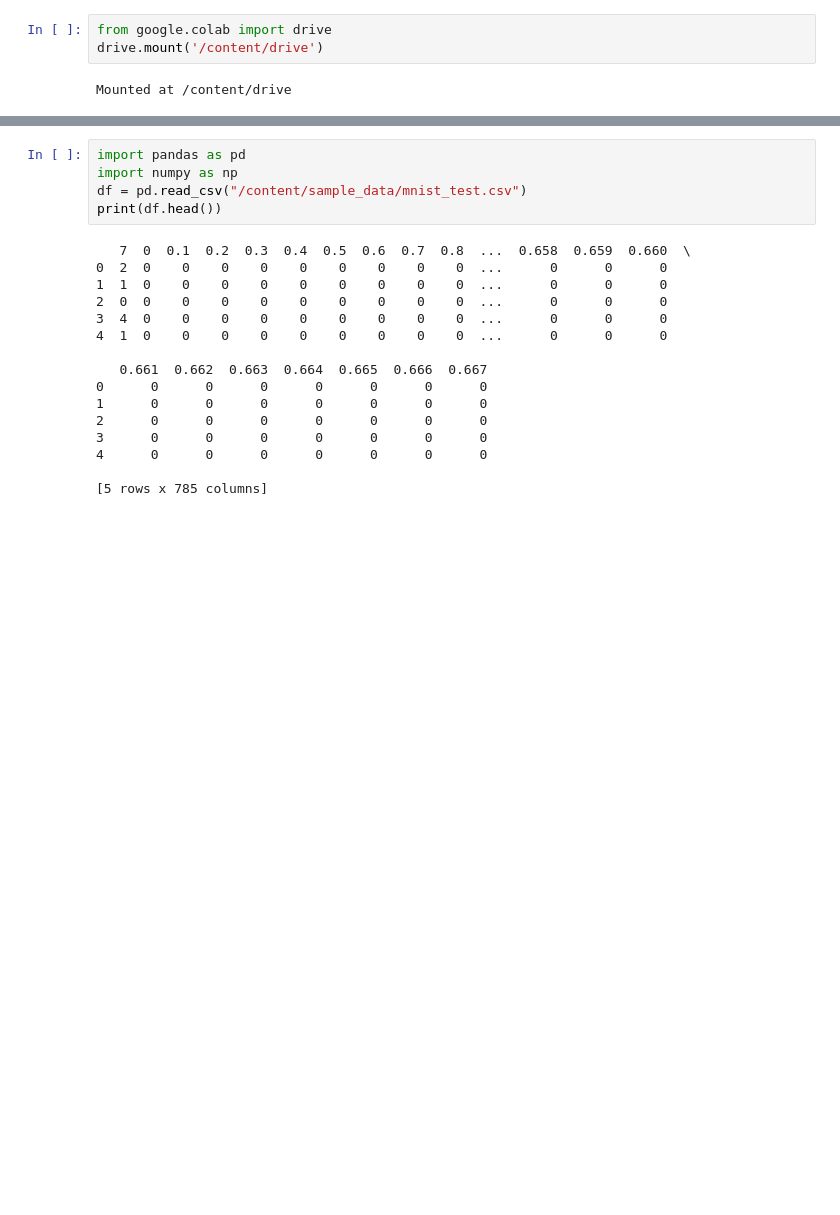
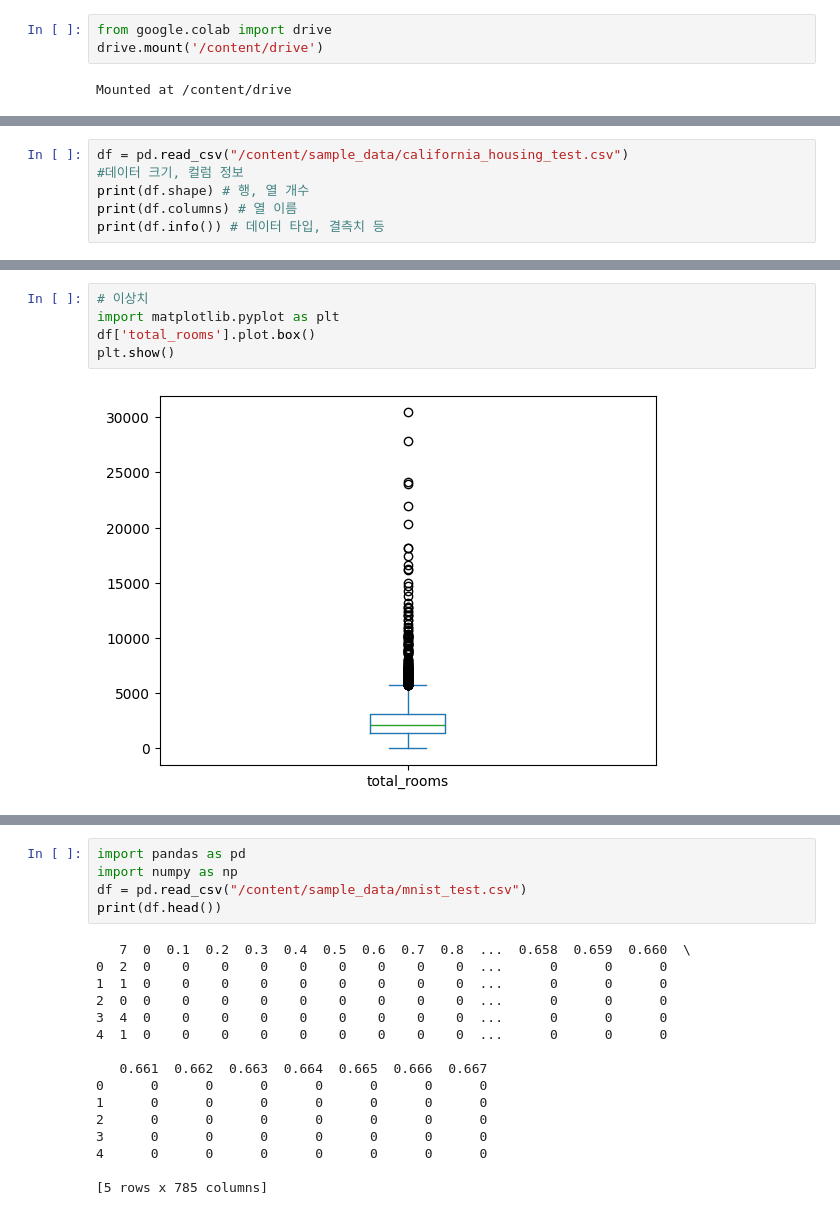
Before and after one commit to minjae-083/colab_tutorial, a Jupyter notebook: Untitled0.ipynb, the cells around one changed output, grey strips where cells are left out. Cells and saved outputs as stored; diff of their text form; blank space fills up the shorter version.

```diff
--- a/Untitled0.ipynb
+++ b/Untitled0.ipynb
@@ -7,0 +27,6 @@ Mounted at /content/drive
+# %%
+df = pd.read_csv("/content/sample_data/california_housing_test.csv")
+#데이터 크기, 컬럼 정보
+print(df.shape) # 행, 열 개수
+print(df.columns) # 열 이름
+print(df.info()) # 데이터 타입, 결측치 등
@@ -7,0 +85,7 @@ Mounted at /content/drive
+# %%
+# 이상치
+import matplotlib.pyplot as plt
+df['total_rooms'].plot.box()
+plt.show()
+# %% [output]
+[figure, added]
```
Also changed, not shown: parts of 6 cells of this notebook.
